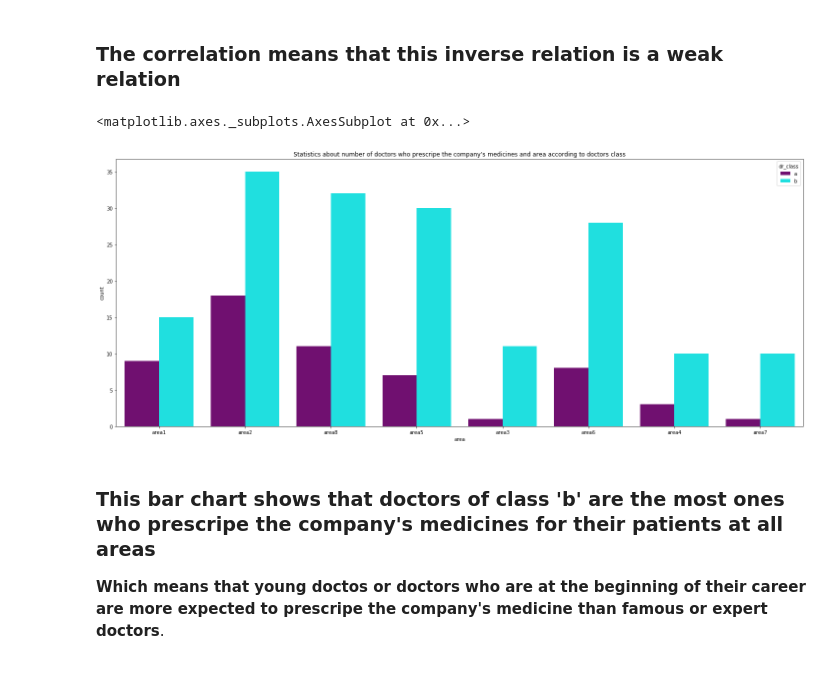
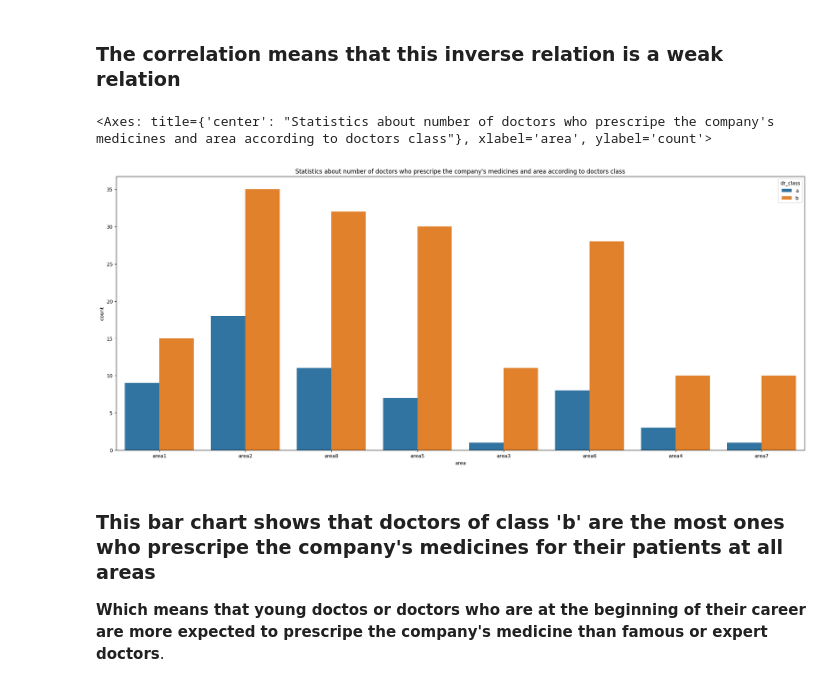
Before and after one commit to AbdoHalem/DEPI-GP, a Jupyter notebook: Final Version/Medical_Representative_Final.ipynb, the cells around one changed output. Saved outputs shown, nothing was run; the diff lists cells and outputs as text; code cells hidden in the pictures.

```diff
--- a/Final Version/Medical_Representative_Final.ipynb
+++ b/Final Version/Medical_Representative_Final.ipynb
@@ -335,10 +343,10 @@ Correlation between 'prescriping the medicines' and 'examination price': -0.3121
 # %%
 plt.figure(figsize=[25,10])
 plt.title("Statistics about number of doctors who prescripe the company's medicines and area according to doctors class")
-sb.countplot(data=doctors_write, x='area', hue='dr_class', palette=['purple', 'cyan'])
+sb.countplot(data=doctors_write, x='area', hue='dr_class')
 # %% [output]
-<matplotlib.axes._subplots.AxesSubplot at 0x...>
+<Axes: title={'center': "Statistics about number of doctors who prescripe the company's medicines and area according to doctors class"}, xlabel='area', ylabel='count'>
-[figure, old version]
+[figure, new version]
 # %% [markdown]
 ### This bar chart shows that doctors of class 'b' are the most ones who prescripe the company's medicines for their patients at all areas
 **Which means that young doctos or doctors who are at the beginning of their career are more expected to prescripe the company's medicine than famous or expert doctors**.
```
Also changed, not shown: parts of 26 cells of this notebook, 1 other file.
